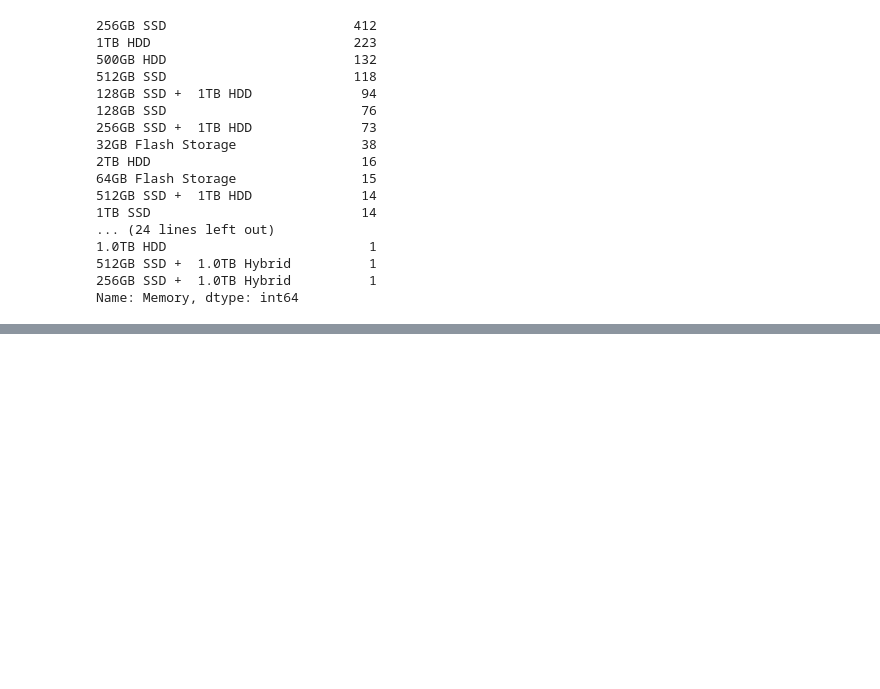
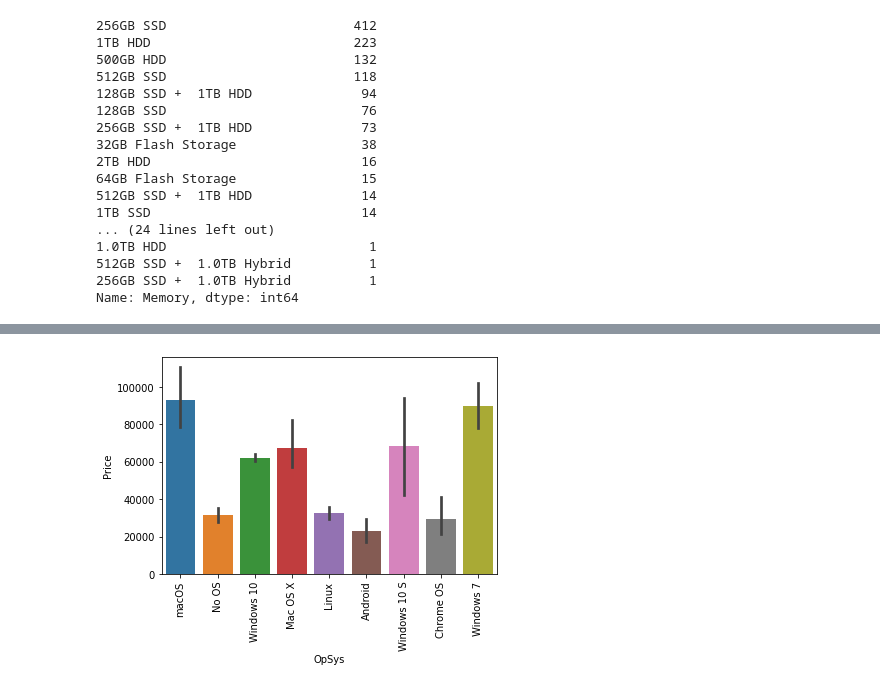
Before and after one commit to Susdhor/Disease-Prediction-using-ML, a Jupyter notebook: Laptop-price-predict/price_predict.ipynb, the cells around one changed output, grey strips where cells are left out. Cells and saved outputs as stored; diff of their text form; code cells hidden in the pictures; blank space fills up the shorter version.

```diff
--- a/Laptop-price-predict/price_predict.ipynb
+++ b/Laptop-price-predict/price_predict.ipynb
@@ -484,0 +575,3 @@ df.drop(columns=['first', 'second', 'Layer1HDD', 'Layer1SSD', 'Layer1Hybrid',
+# %%
+#drop the GPU col
+df.drop(columns=['Gpu'],inplace=True)
@@ -484,0 +601,7 @@ df.drop(columns=['first', 'second', 'Layer1HDD', 'Layer1SSD', 'Layer1Hybrid',
+# %%
+#visualize the column
+sns.barplot(x=df['OpSys'],y=df['Price'])
+plt.xticks(rotation='vertical')
+plt.show()
+# %% [output]
+[figure, added]
```
Also changed, not shown: parts of 33 cells of this notebook.
